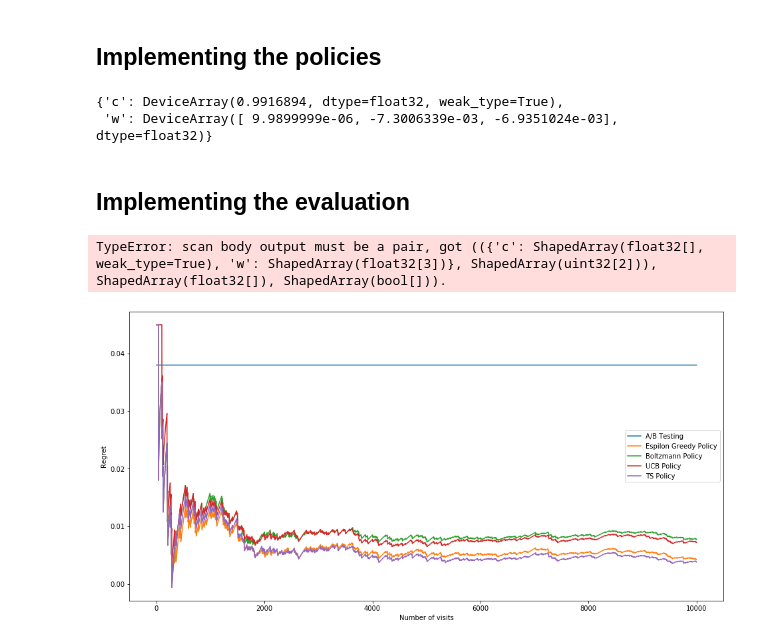
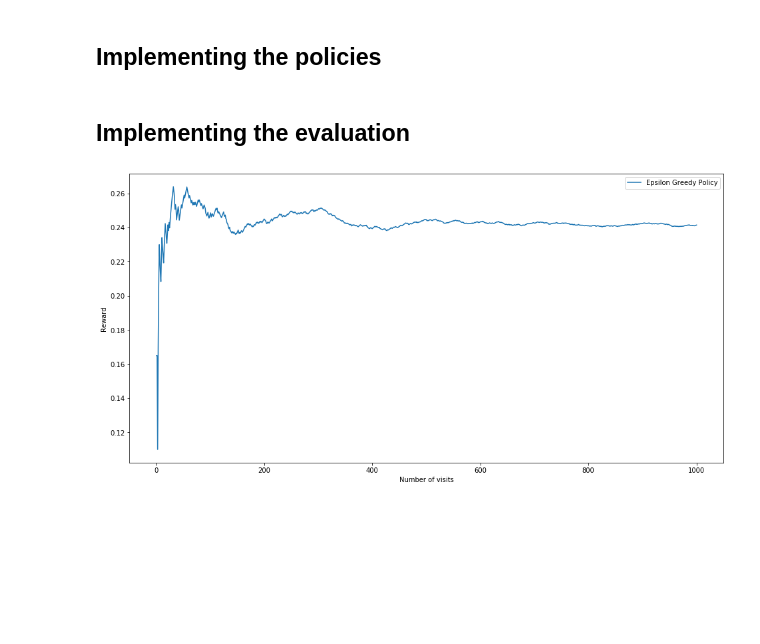
Before and after one commit to xanmendelsohn/Dynamic-Pricing-with-Reinforcement-Learning, a Jupyter notebook: multi-arm-bandits-JAX.ipynb, the cells around one changed output. Drawn from its saved outputs; the diff is of its cells as text; code cells hidden in the pictures; blank space fills up the shorter version.

Commit message:
gradient descent simulated with synthetic sales data. logit function cant fit

```diff
--- a/multi-arm-bandits-JAX.ipynb
+++ b/multi-arm-bandits-JAX.ipynb
@@ -199,11 +269 @@ sold = jnp.asarray(jax.random.bernoulli(key2, p=p_tmp, shape=None))
-# %%
-update_fn=partial(logit_update, eta=0.01)
-update_fn(params, FEATURE_SPACE[0], price, sold)
-#logit_update(params, FEATURE_SPACE[0], price, sold, eta = 0.01)
-
-#cost(c_current, w_current, FEATURE_SPACE[0], price, sold.astype(jnp.float32), eps=1e-14, lmbd=0.1)
-#predict_proba(c, w, X, price)
-# %% [output]
-{'c': DeviceArray(0.9916894, dtype=float32, weak_type=True),
- 'w': DeviceArray([ 9.9899999e-06, -7.3006339e-03, -6.9351024e-03], dtype=float32)}
 # %%
@@ -294,7 +357,7 @@ def evaluate(policy_fn, init_fn, update_fn):
                 visit,
                 feature_list=jnp.array(FEATURE_SPACE),
                 price_list=jnp.array(PRICE_LIST),
-                price_sensitivity_parms=jnp.array(PRICE_SENSITIBITY_PARMS),
+                price_sensitivity_parms=jnp.array(PRICE_SENSITIVITY_PARMS),
                 policy_fn=jax.jit(policy_fn),
                 update_fn=jax.jit(update_fn)
             )
@@ -308,7 +371,7 @@ def evaluate(policy_fn, init_fn, update_fn):
         jnp.arange(1, NUM_VISITS + 1)
     )
 # %%
-def average_reward(history):
+def reward_evolution(history):
     """
     Calculates the regret for every action in the experiment history
     """
@@ -322,37 +385,33 @@ def average_reward(history):
     _, result = lax.scan(
         jax.jit(fn),
         (jnp.array(0), jnp.array(0)),
-        history
+        history[0]*history[1]
     )
 
     return result
 # %%
 # Epsilon greedy policy
-#(epsilon_greedy_params, _), epsilon_greedy_history =
-
-evaluate(
+(epsilon_greedy_params, _), epsilon_greedy_history = evaluate(
     policy_fn=partial(epsilon_greedy_policy, epsilon=0.1),
     init_fn=params_init,
     update_fn=partial(logit_update, eta=0.01)
 )
-# %% [output]
-TypeError: scan body output must be a pair, got (({'c': ShapedArray(float32[], weak_type=True), 'w': ShapedArray(float32[3])}, ShapedArray(uint32[2])), ShapedArray(float32[]), ShapedArray(bool[])).
 # %%
 # Visualisation
 fig, ax = plt.subplots(figsize=(16, 8))
 
 x = jnp.arange(1, NUM_VISITS + 1)
 
 ax.set_xlabel('Number of visits')
-ax.set_ylabel('Regret')
+ax.set_ylabel('Reward')
 
 #ax.plot(x, jnp.repeat(jnp.mean(jnp.array(CLICK_RATES)), NUM_VISITS), label='A/B Testing')
-ax.plot(x, regret(epsilon_greedy_history), label='Espilon Greedy Policy')
+ax.plot(x, reward_evolution(epsilon_greedy_history), label='Epsilon Greedy Policy')
 #ax.plot(x, regret(boltzmann_history), label='Boltzmann Policy')
 #ax.plot(x, regret(ucb_history), label='UCB Policy')
 #ax.plot(x, regret(ts_history), label='TS Policy')
 
 plt.legend()
 plt.show()
 # %% [output]
-[figure, old version]
+[figure, new version]
```
Also changed, not shown: parts of 15 cells of this notebook, 3 other files.
